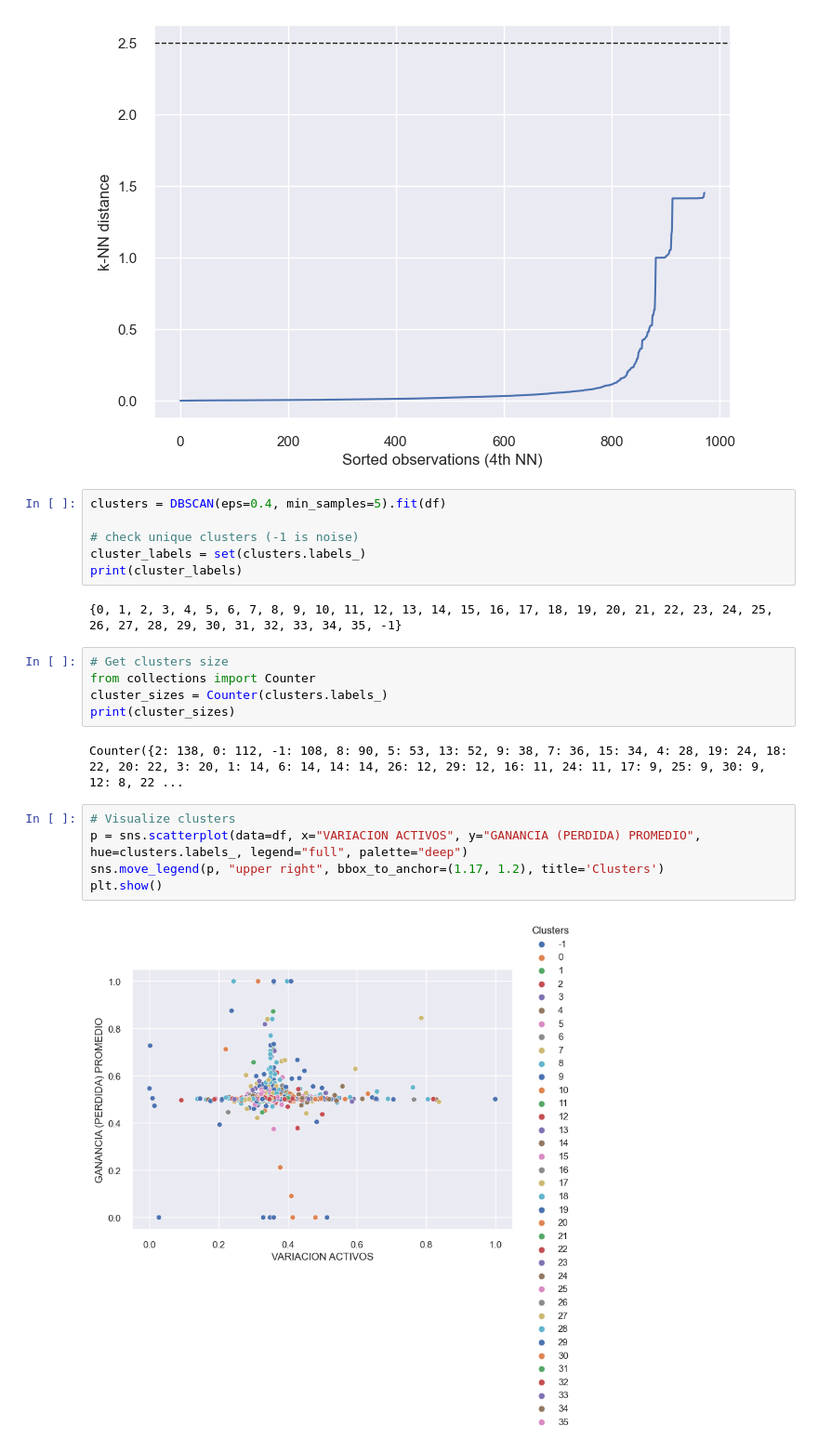
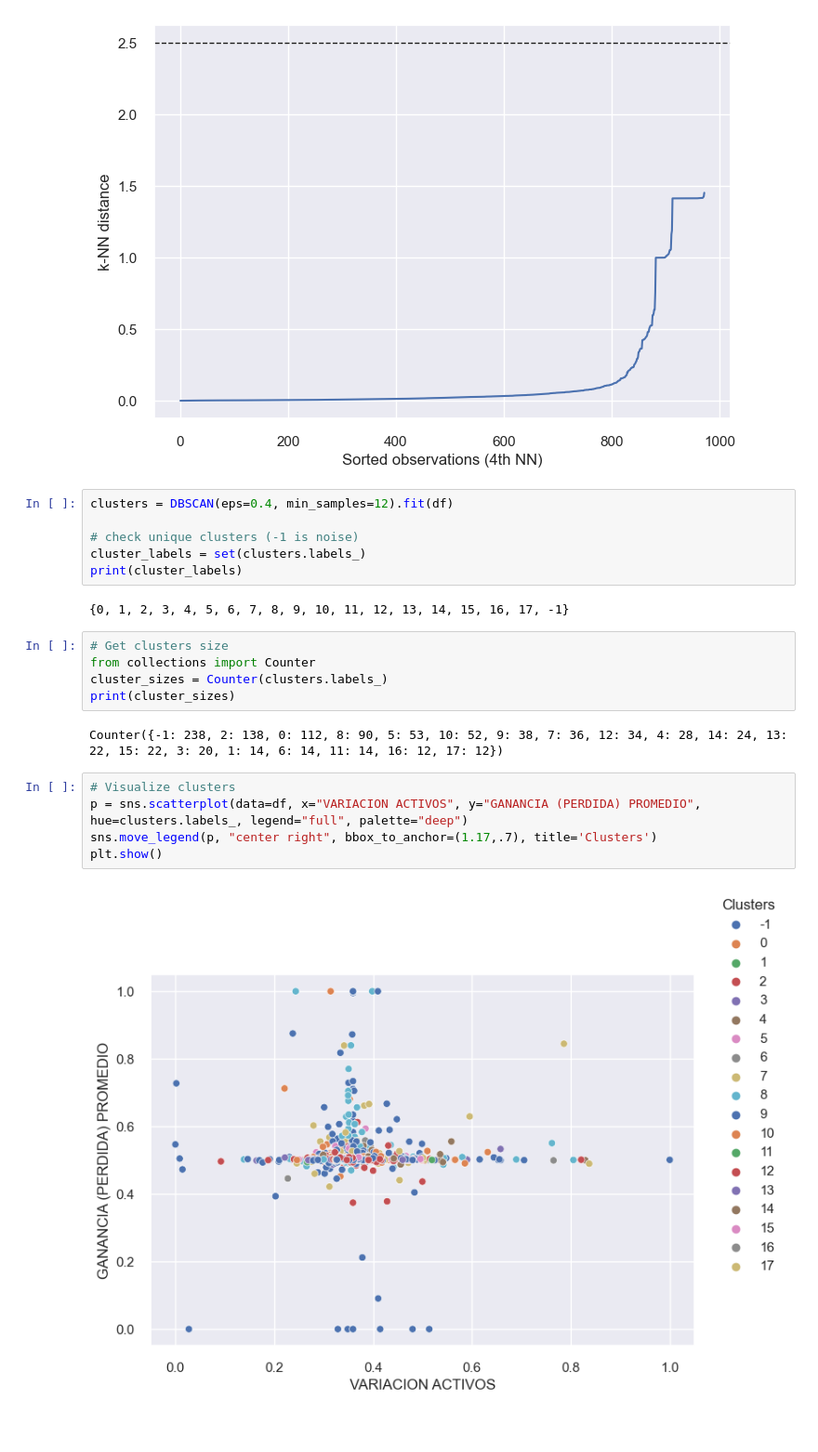
Before and after one commit to JESUSDAVIDBARRIOS/repo_labs_BI, a Jupyter notebook: lab2/DBScan.ipynb, the cells around one changed output. Shown: that part at 93% size. Drawn from its saved outputs; the diff is of its cells as text; blank space fills up the shorter version.

Commit message:
Clustered data

```diff
--- a/lab2/DBScan.ipynb
+++ b/lab2/DBScan.ipynb
@@ -53,27 +53,27 @@ plt.show()
 # %% [output]
 [figure]
 # %%
-clusters = DBSCAN(eps=0.4, min_samples=5).fit(df)
+clusters = DBSCAN(eps=0.4, min_samples=12).fit(df)
 
 # check unique clusters (-1 is noise)
 cluster_labels = set(clusters.labels_)
 print(cluster_labels)
 # %% [output]
-{0, 1, 2, 3, 4, 5, 6, 7, 8, 9, 10, 11, 12, 13, 14, 15, 16, 17, 18, 19, 20, 21, 22, 23, 24, 25, 26, 27, 28, 29, 30, 31, 32, 33, 34, 35, -1}
+{0, 1, 2, 3, 4, 5, 6, 7, 8, 9, 10, 11, 12, 13, 14, 15, 16, 17, -1}
 # %%
 # Get clusters size
 from collections import Counter
 cluster_sizes = Counter(clusters.labels_)
 print(cluster_sizes)
 # %% [output]
-Counter({2: 138, 0: 112, -1: 108, 8: 90, 5: 53, 13: 52, 9: 38, 7: 36, 15: 34, 4: 28, 19: 24, 18: 22, 20: 22, 3: 20, 1: 14, 6: 14, 14: 14, 26: 12, 29: 12, 16: 11, 24: 11, 17: 9, 25: 9, 30: 9, 12: 8, 22 ...
+Counter({-1: 238, 2: 138, 0: 112, 8: 90, 5: 53, 10: 52, 9: 38, 7: 36, 12: 34, 4: 28, 14: 24, 13: 22, 15: 22, 3: 20, 1: 14, 6: 14, 11: 14, 16: 12, 17: 12})
 # %%
 # Visualize clusters
 p = sns.scatterplot(data=df, x="VARIACION ACTIVOS", y="GANANCIA (PERDIDA) PROMEDIO", hue=clusters.labels_, legend="full", palette="deep")
-sns.move_legend(p, "upper right", bbox_to_anchor=(1.17, 1.2), title='Clusters')
+sns.move_legend(p, "center right", bbox_to_anchor=(1.17,.7), title='Clusters')
 plt.show()
 # %% [output]
-[figure, old version]
+[figure, new version]
 # %%
 # Para medir la eficacia del modelo se utilizará el Silhouette Score que nos indica que tan bien agrupados están los datos en cada cluster. Se busca que el valor obtenido sea lo más cercano a uno (1) posible.
 score = silhouette_score(df, clusters.labels_, metric='euclidean')
```
Also changed, not shown: parts of 5 cells of this notebook, 3 other files.
